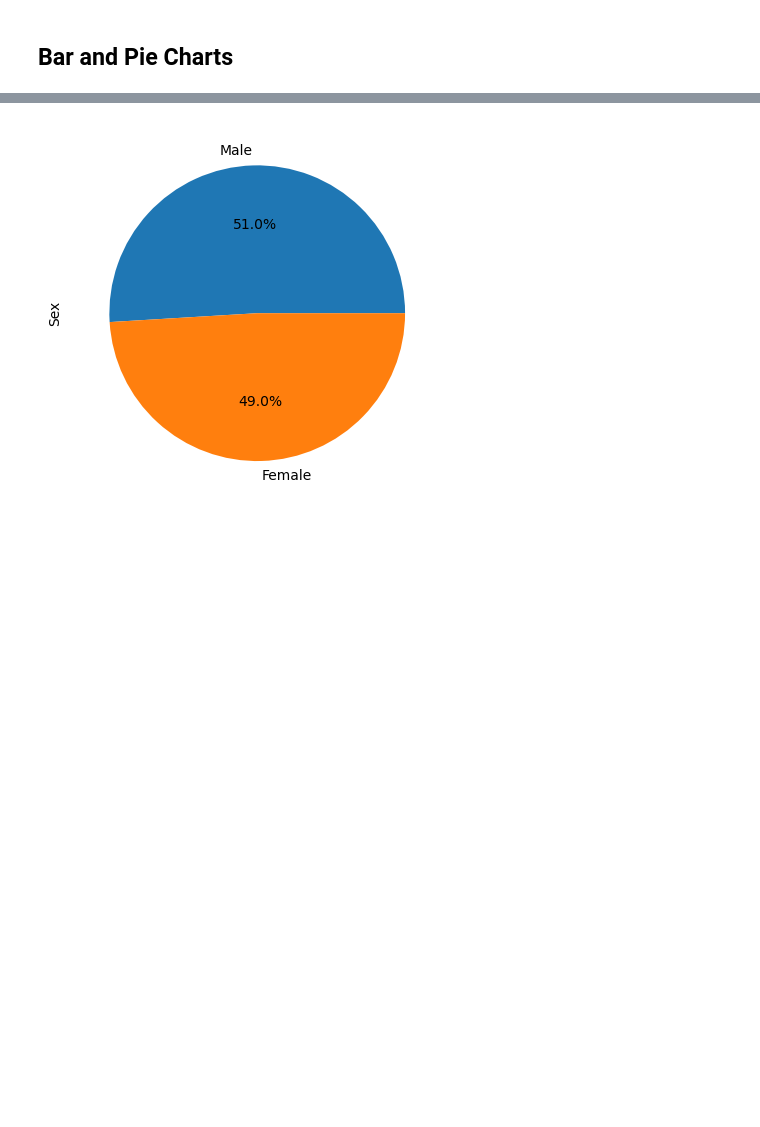
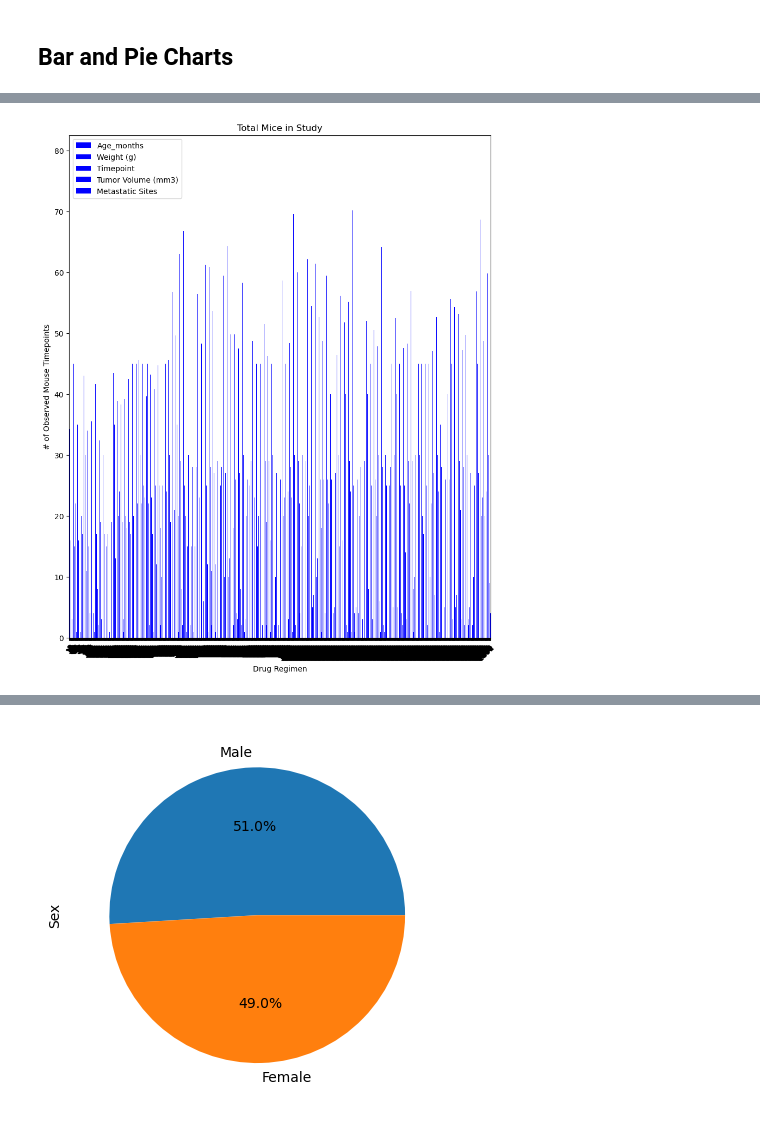
Before and after one commit to veenahvina/Pymaceuticals_MarvinaLarry, a Jupyter notebook: Pharma_MarvinaLarry.ipynb, the cells around one changed output, grey strips where cells are left out. Cells and saved outputs as stored; diff of their text form; code cells hidden in the pictures; blank space fills up the shorter version.

Commit message:
after Total Mouse Timepoint Bar

```diff
--- a/Pharma_MarvinaLarry.ipynb
+++ b/Pharma_MarvinaLarry.ipynb
@@ -146,3 +139,22 @@ mouse_stats["Tumor Volume (mm3)"].agg(["mean","var","median","std","sem"])
+# %%
+# Generate a bar plot showing the total number of rows (Mouse ID/Timepoints) for each drug regimen using Pandas.
+#cleaned_mouse_df.columns
+#cleaned_mouse_df["Mouse ID"].value_counts()
+
+# Configure plot, figsize, title and axis labels
+total_rows_pd = cleaned_mouse_df.plot(kind="bar", facecolor="blue", figsize=(10,12),
+                                     title = "Total Mice in Study",
+                                     xlabel = "Drug Regimen",
+                                     ylabel = "# of Observed Mouse Timepoints")
+
+# Configure x-tick rotation
+xticklabels = cleaned_mouse_df.index
+total_rows_pd.set_xticklabels(xticklabels, rotation = 45, rotation_mode = "anchor", ha = "right", wrap = True)
+
+# Show plot
+plt.show()
+# %% [output]
+[figure, added]
 # %%
 # Generate a bar plot showing the total number of rows (Mouse ID/Timepoints) for each drug regimen using pyplot.
 # %% [output]
```
Also changed, not shown: parts of 4 cells of this notebook.
